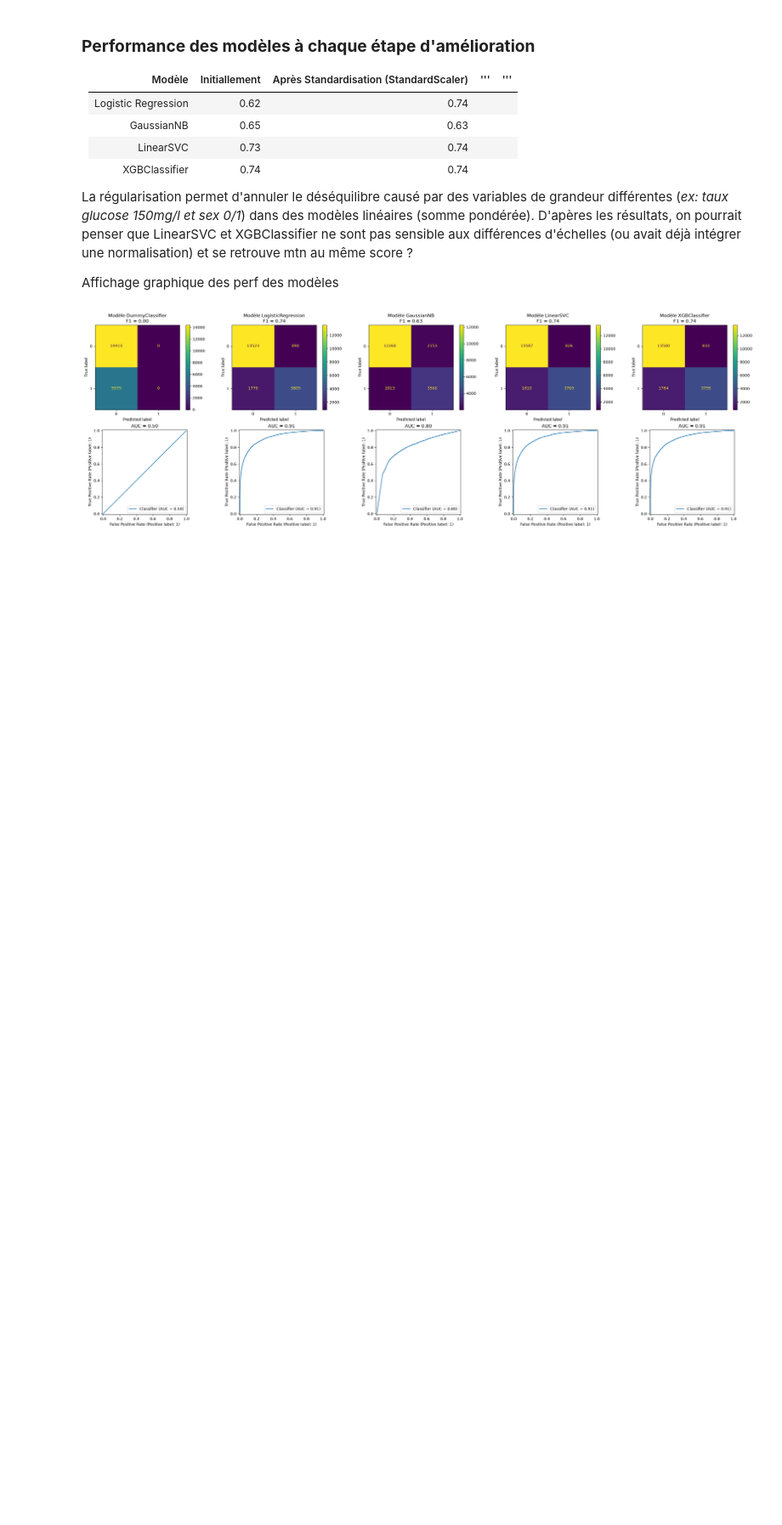
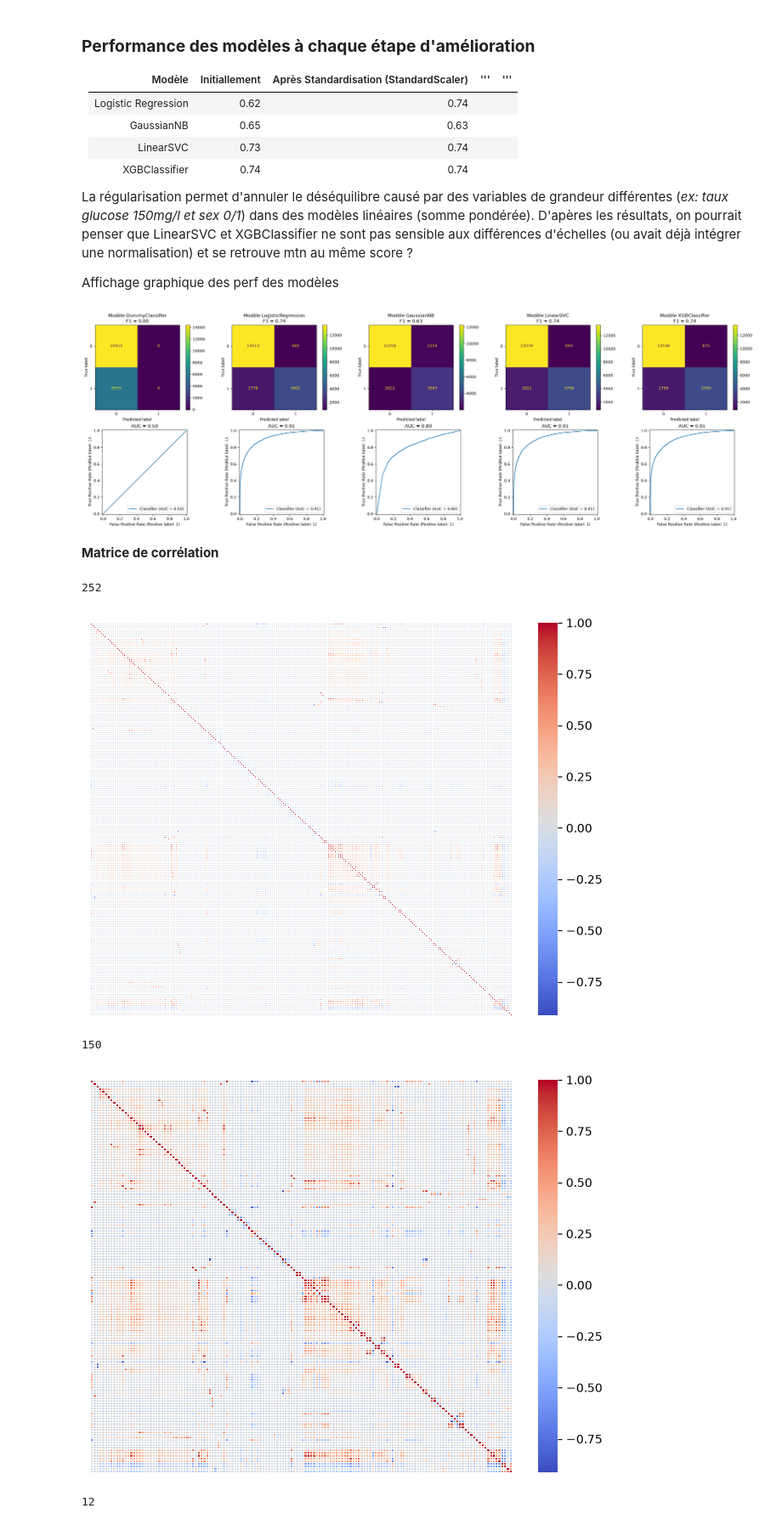
Before and after one commit to Mithrafk/Cours-Python, a Jupyter notebook: ML_2A/Kaggle/kaggle.ipynb, the cells around one changed output. Shown at 85% size. Cells and saved outputs as stored; diff of their text form; code cells hidden in the pictures; blank space fills up the shorter version.

```diff
--- a/ML_2A/Kaggle/kaggle.ipynb
+++ b/ML_2A/Kaggle/kaggle.ipynb
@@ -472,3 +505,47 @@ plt.tight_layout()
 plt.show()
 # %% [output]
 [figure]
+# %% [markdown]
+**Matrice de corrélation**
+# %%
+d_test = d.sample(n=2000, random_state=42)
+dX_clean, dy_clean = Clean(d_test, "diabetes_status", kall=True)
+dX_clean_type, dy_clean_type = Clean(d_test, "diabetes_type", kall=True)
+# %%
+corr = dX_clean.corr()
+print(np.shape(corr)[1])
+plt.figure(figsize=(8,6))
+sns.heatmap(corr, annot=False, cmap="coolwarm", linewidths=0.5, xticklabels=False, yticklabels=False)
+plt.show()
+
+seuil = 0.3
+
+variables_garder = corr.columns[
+    (corr.abs().where(~np.eye(corr.shape[0], dtype=bool)).max(axis=1) >= seuil)
+]
+
+matrix = corr.loc[variables_garder, variables_garder]
+print(len(variables_garder))
+
+plt.figure(figsize=(8,6))
+sns.heatmap(matrix, annot=False, cmap="coolwarm", linewidths=0.5, xticklabels=False, yticklabels=False)
+plt.show()
+
+seuil = 0.95
+
+variables_garder = corr.columns[
+    (corr.abs().where(~np.eye(corr.shape[0], dtype=bool)).max(axis=1) >= seuil)
+]
+
+matrix = corr.loc[variables_garder, variables_garder]
+print(len(variables_garder))
+
+plt.figure(figsize=(8,6))
+sns.heatmap(matrix, annot=False, cmap="coolwarm", linewidths=0.5, xticklabels=False, yticklabels=False)
+plt.show()
+# %% [output]
+252
+[figure, added]
+150
+[figure, added]
+12
```
Also changed, not shown: parts of 13 cells of this notebook, 1 other file.
